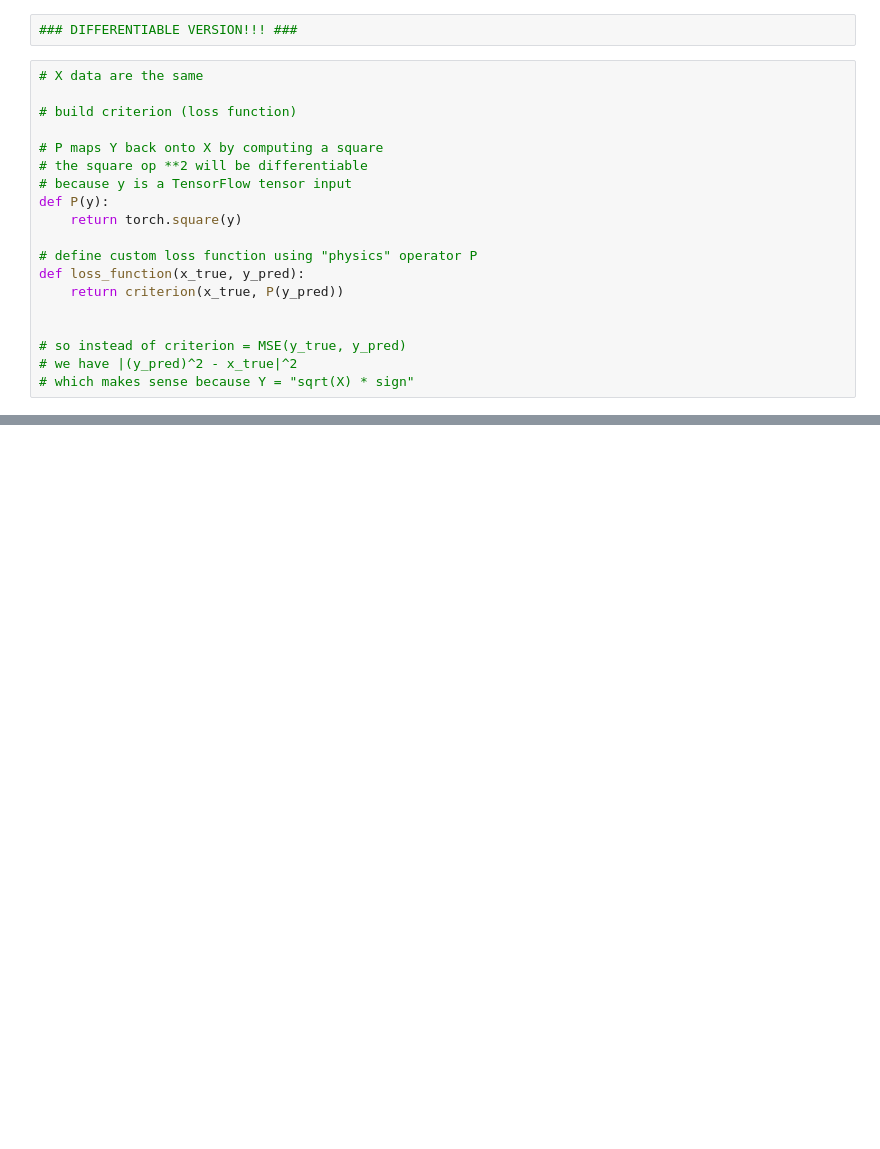
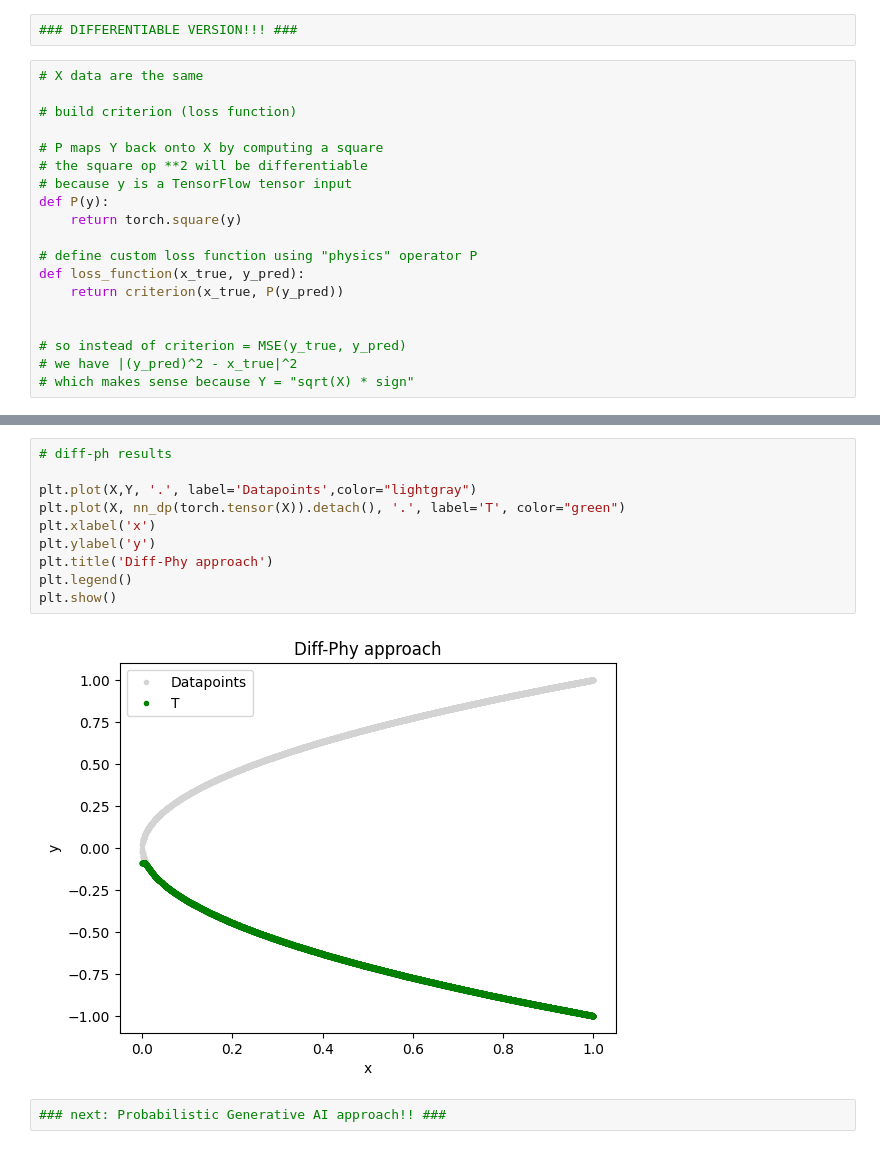
Before and after one commit to waltersn-maine/gdnn, a Jupyter notebook: pidl/pidl_prac.ipynb, the cells around one changed output, grey strips where cells are left out. Saved outputs shown, nothing was run; the diff lists cells and outputs as text; blank space fills up the shorter version.

Commit message:
diff-phys practice

```diff
--- a/pidl/pidl_prac.ipynb
+++ b/pidl/pidl_prac.ipynb
@@ -131,0 +132,14 @@ Epoch 50/50, Loss: 0.000001
+# %%
+# diff-ph results
+
+plt.plot(X,Y, '.', label='Datapoints',color="lightgray")
+plt.plot(X, nn_dp(torch.tensor(X)).detach(), '.', label='T', color="green")
+plt.xlabel('x')
+plt.ylabel('y')
+plt.title('Diff-Phy approach')
+plt.legend()
+plt.show()
+# %% [output]
+[figure, added]
+# %%
+### next: Probabilistic Generative AI approach!! ###
```
Also changed, not shown: parts of 3 cells of this notebook.
